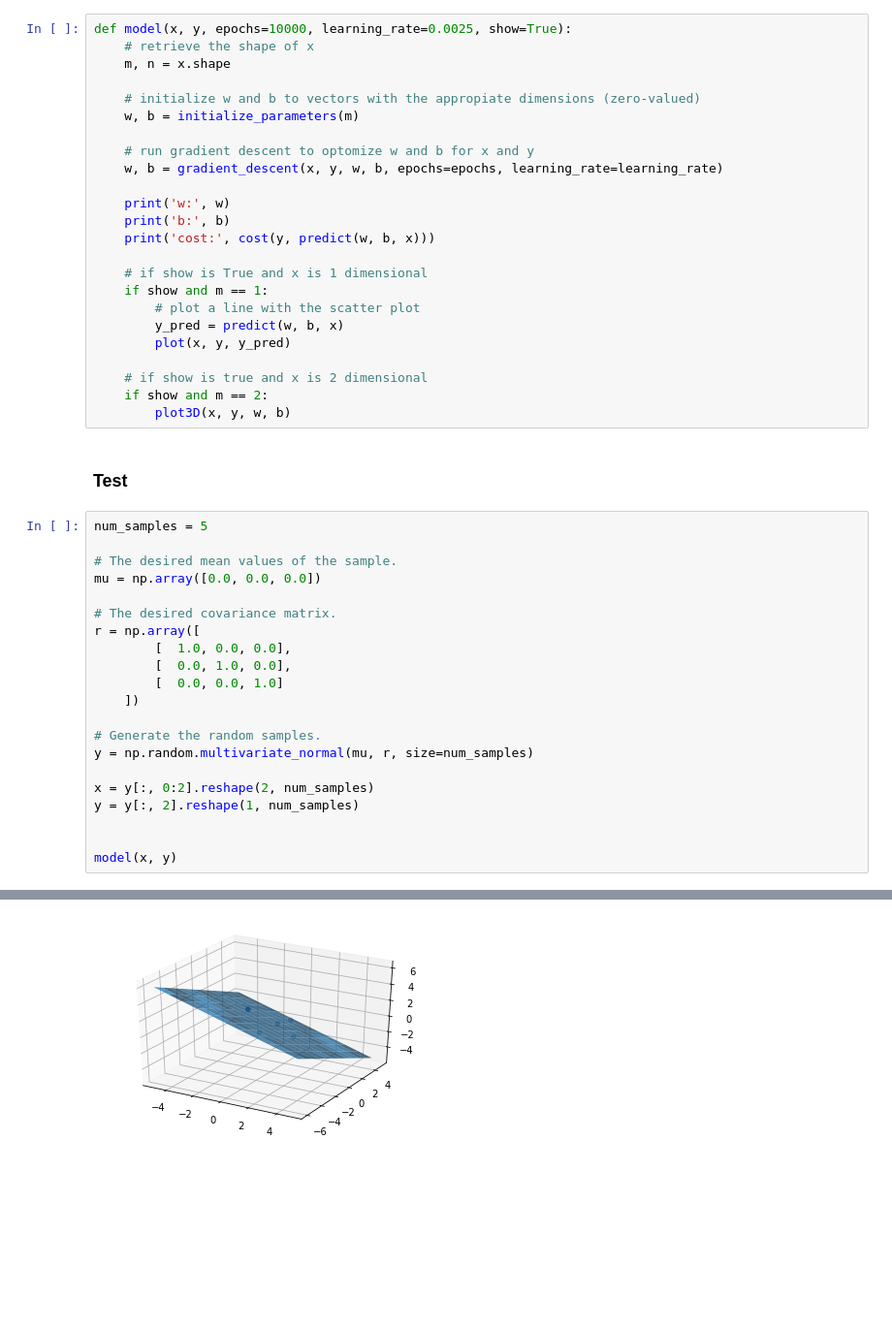
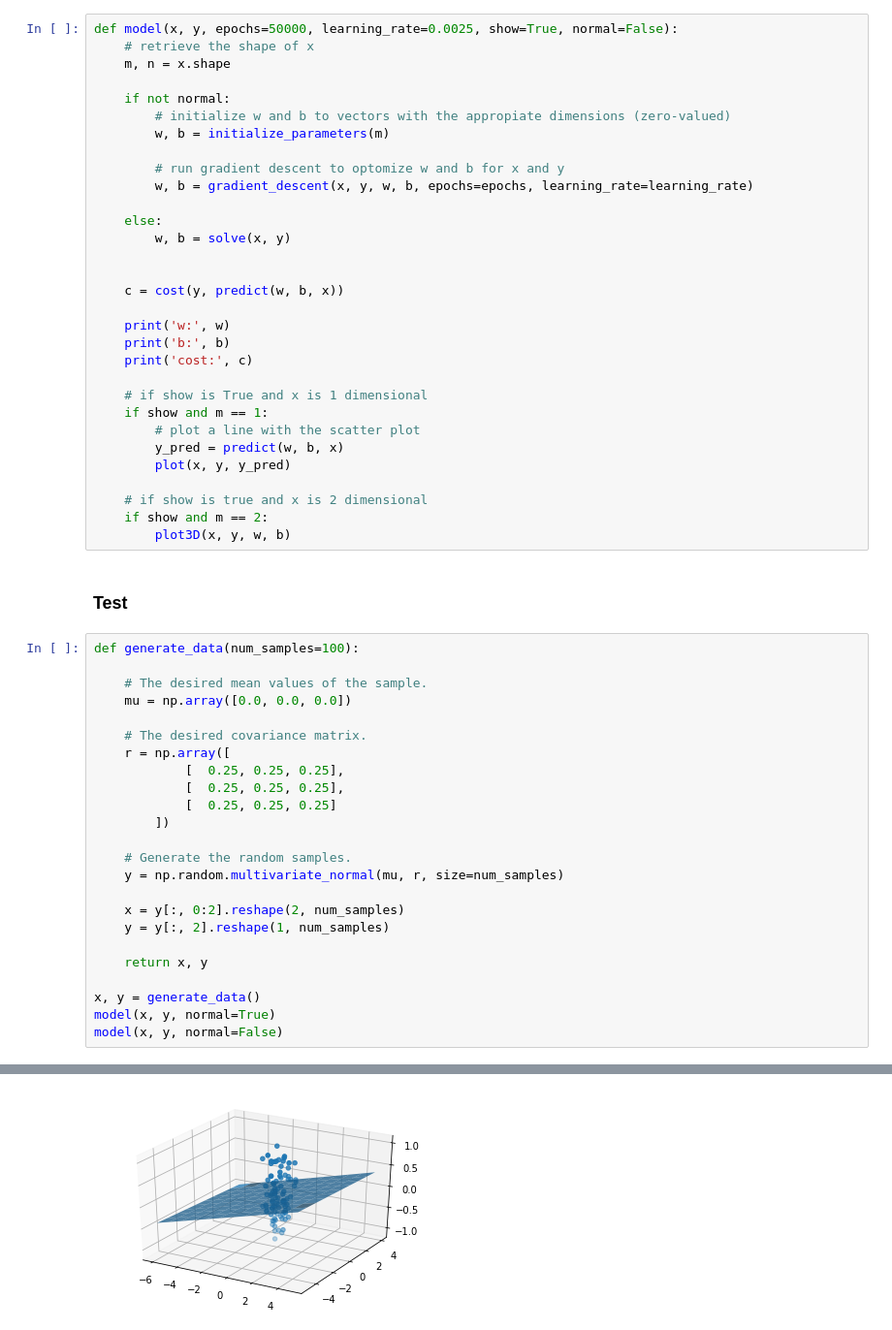
Before and after one commit to isaiahbenamoz/machine-learning-from-scratch, a Jupyter notebook: 5.1.4 Linear Regression.ipynb, the cells around one changed output, grey strips where cells are left out. Shown at 97% size. Drawn from its saved outputs; the diff is of its cells as text; blank space fills up the shorter version.

```diff
--- a/5.1.4 Linear Regression.ipynb
+++ b/5.1.4 Linear Regression.ipynb
@@ -97,19 +107,26 @@ def plot3D(x, y, w, b):
 # %% [markdown]
 ### Model
 # %%
-def model(x, y, epochs=10000, learning_rate=0.0025, show=True):
+def model(x, y, epochs=50000, learning_rate=0.0025, show=True, normal=False):
     # retrieve the shape of x
     m, n = x.shape
 
-    # initialize w and b to vectors with the appropiate dimensions (zero-valued)
-    w, b = initialize_parameters(m)
+    if not normal:
+        # initialize w and b to vectors with the appropiate dimensions (zero-valued)
+        w, b = initialize_parameters(m)
 
-    # run gradient descent to optomize w and b for x and y
-    w, b = gradient_descent(x, y, w, b, epochs=epochs, learning_rate=learning_rate)
+        # run gradient descent to optomize w and b for x and y
+        w, b = gradient_descent(x, y, w, b, epochs=epochs, learning_rate=learning_rate)
+
+    else:
+        w, b = solve(x, y)
+
+
+    c = cost(y, predict(w, b, x))
 
     print('w:', w)
     print('b:', b)
-    print('cost:', cost(y, predict(w, b, x)))
+    print('cost:', c)
 
     # if show is True and x is 1 dimensional
     if show and m == 1:
@@ -123,24 +140,27 @@ def model(x, y, epochs=10000, learning_rate=0.0025, show=True):
 # %% [markdown]
 ### Test
 # %%
-num_samples = 5
+def generate_data(num_samples=100):
 
-# The desired mean values of the sample.
-mu = np.array([0.0, 0.0, 0.0])
+    # The desired mean values of the sample.
+    mu = np.array([0.0, 0.0, 0.0])
 
-# The desired covariance matrix.
-r = np.array([
-        [  1.0, 0.0, 0.0],
-        [  0.0, 1.0, 0.0],
-        [  0.0, 0.0, 1.0]
-    ])
+    # The desired covariance matrix.
+    r = np.array([
+            [  0.25, 0.25, 0.25],
+            [  0.25, 0.25, 0.25],
+            [  0.25, 0.25, 0.25]
+        ])
 
-# Generate the random samples.
-y = np.random.multivariate_normal(mu, r, size=num_samples)
+    # Generate the random samples.
+    y = np.random.multivariate_normal(mu, r, size=num_samples)
 
-x = y[:, 0:2].reshape(2, num_samples)
-y = y[:, 2].reshape(1, num_samples)
+    x = y[:, 0:2].reshape(2, num_samples)
+    y = y[:, 2].reshape(1, num_samples)
 
+    return x, y
 
-model(x, y)
+x, y = generate_data()
+model(x, y, normal=True)
+model(x, y, normal=False)
 # %% [output]
@@ -161 +170 @@ cost: 6.223000452307913
-[figure, old version]
+[figure, new version]
```
Also changed, not shown: parts of 5 cells of this notebook.
